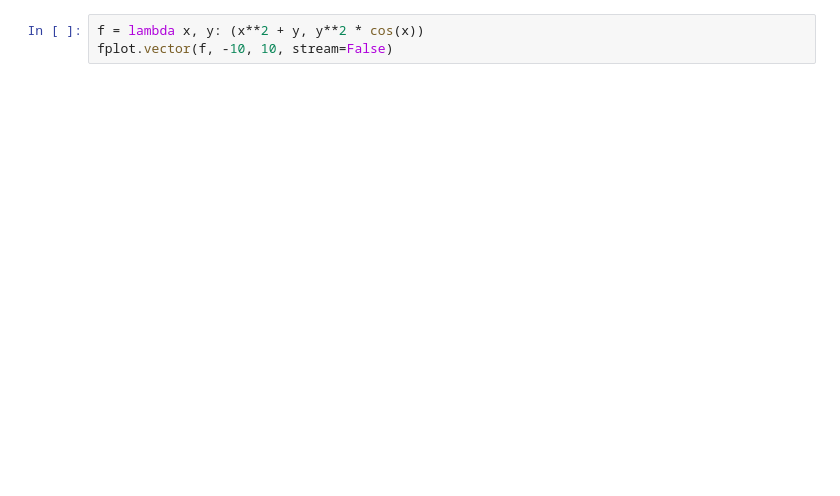
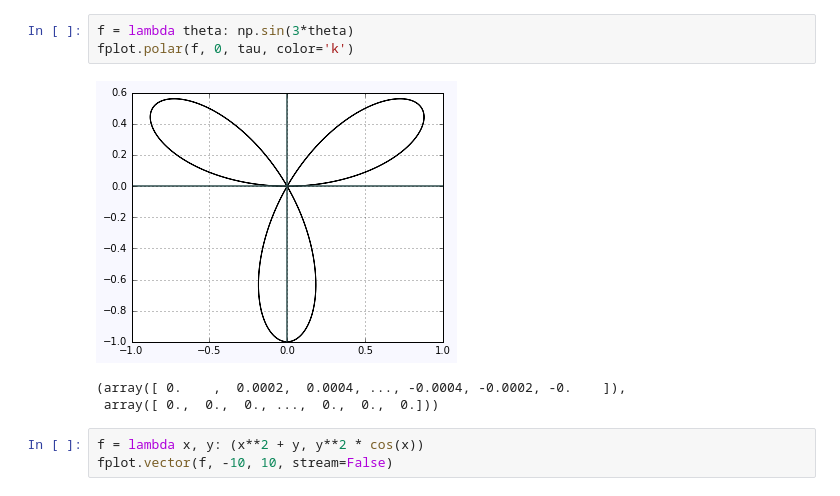
Before and after one commit to David-OConnor/fplot, a Jupyter notebook: examples.ipynb, the cells around one changed output. Drawn from its saved outputs; the diff is of its cells as text; blank space fills up the shorter version.

Commit message:
Added polar plots

```diff
--- a/examples.ipynb
+++ b/examples.ipynb
@@ -36,6 +36,13 @@ fplot.parametric(i, 0, 20, color='r')
 # %% [output]
 [interactive output not drawn]
 [interactive output not drawn]
+# %%
+f = lambda theta: np.sin(3*theta)
+fplot.polar(f, 0, tau, color='k')
+# %% [output]
+[figure, added]
+(array([ 0.    ,  0.0002,  0.0004, ..., -0.0004, -0.0002, -0.    ]),
+ array([ 0.,  0.,  0., ...,  0.,  0.,  0.]))
 # %%
 f = lambda x, y: (x**2 + y, y**2 * cos(x))
 fplot.vector(f, -10, 10, stream=False)
```
Also changed, not shown: 3 other files.
